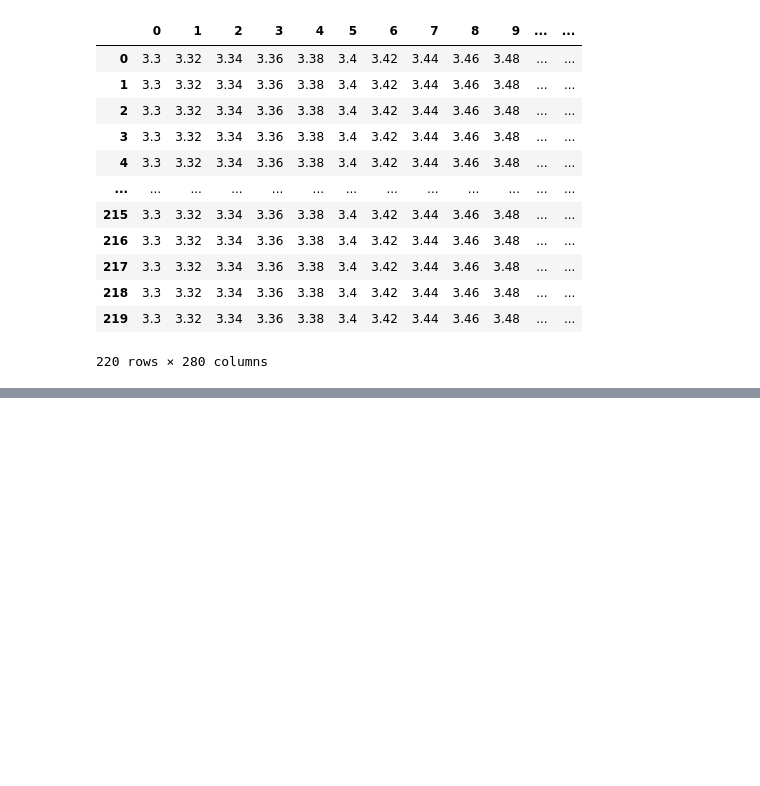
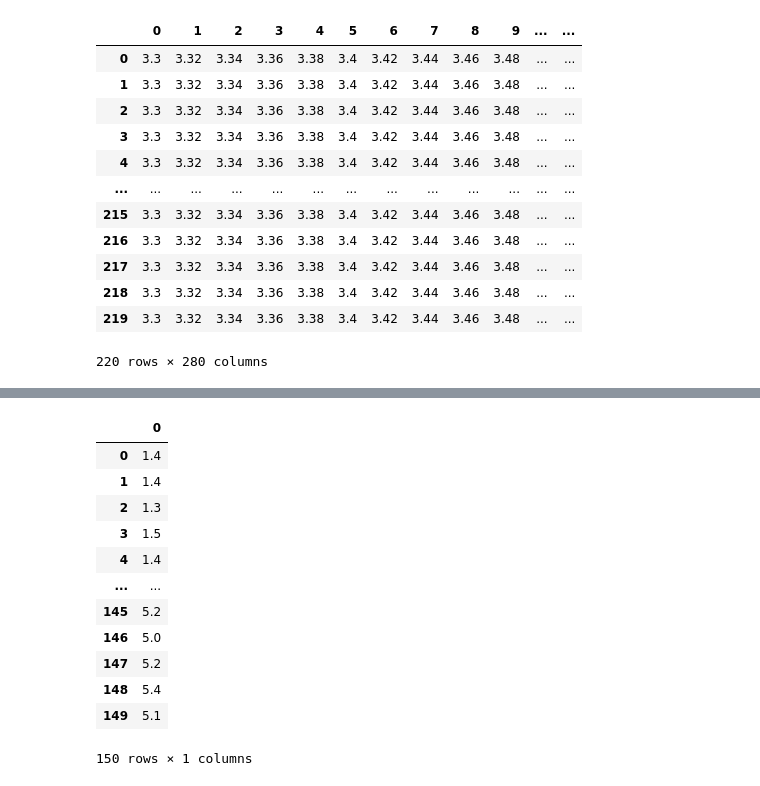
Before and after one commit to gitony0101/selfstudy, a Jupyter notebook: Ex/利用SVM，sklearn对iris数据集进行分类.ipynb, the cells around one changed output, grey strips where cells are left out. Cells and saved outputs as stored; diff of their text form; code cells hidden in the pictures; blank space fills up the shorter version.

```diff
--- a/Ex/利用SVM，sklearn对iris数据集进行分类.ipynb
+++ b/Ex/利用SVM，sklearn对iris数据集进行分类.ipynb
@@ -232 +233,17 @@ plt.figure(figsize=(16,12))
 <Figure size 1152x864 with 0 Axes>
+# %%
+pd.DataFrame(X[:, 0])
+# %% [output]
+|  | 0 |
+| 0 | 1.4 |
+| 1 | 1.4 |
+| 2 | 1.3 |
+| 3 | 1.5 |
+| 4 | 1.4 |
+| ... | ... |
+| 145 | 5.2 |
+| 146 | 5.0 |
+| 147 | 5.2 |
+| 148 | 5.4 |
+| 149 | 5.1 |
+150 rows × 1 columns
```
Also changed, not shown: parts of 1 cell of this notebook.
